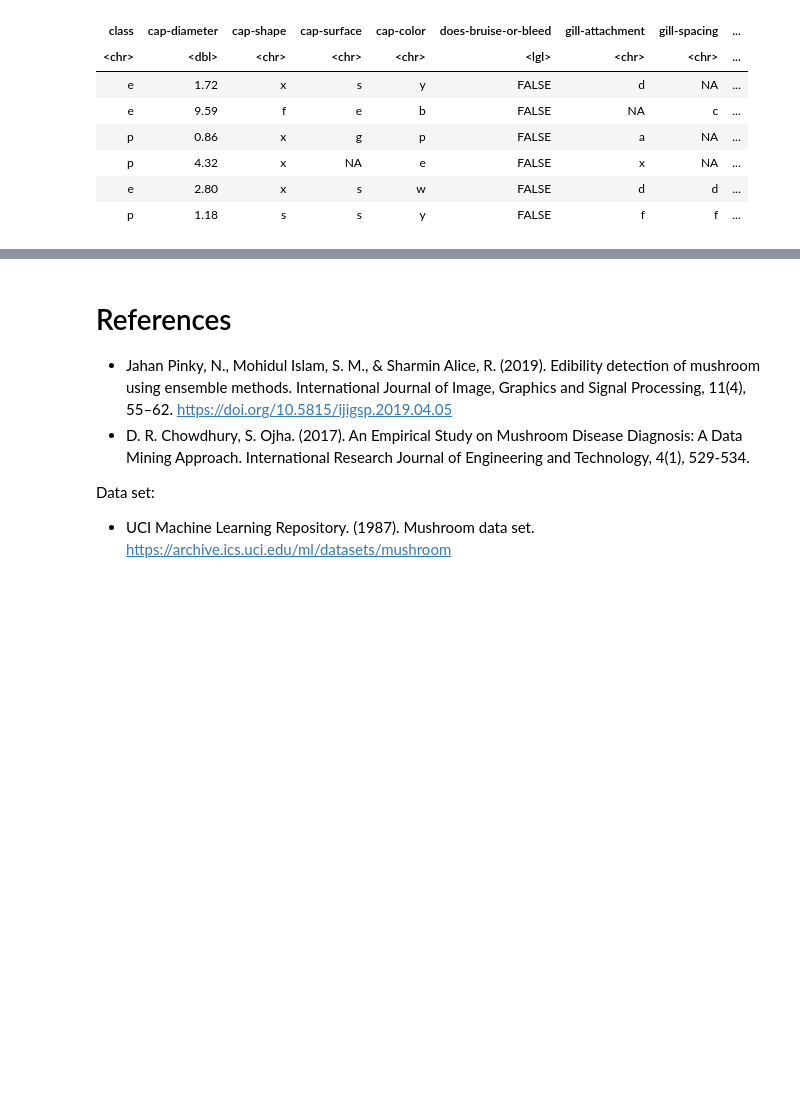
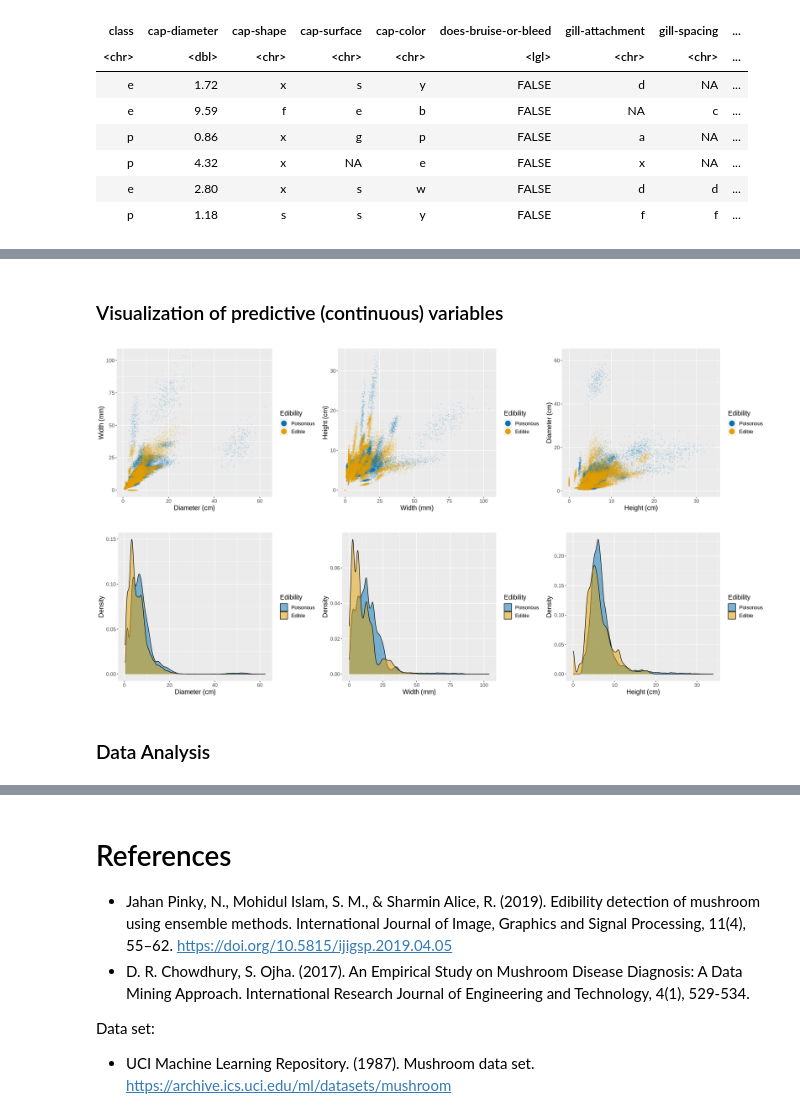
Before and after one commit to ciciliujx/DSCI100-Project, a Jupyter notebook: project.ipynb, the cells around one changed output, grey strips where cells are left out. Drawn from its saved outputs; the diff is of its cells as text; code cells hidden in the pictures; blank space fills up the shorter version.

```diff
--- a/project.ipynb
+++ b/project.ipynb
@@ -77,3 +113,63 @@ A tibble: 6 × 4
+# %% [markdown]
+### Visualization of predictive (continuous) variables
+# %%
+mushroom_plot1 <- mushroom_training |>
+    ggplot(aes(x=diameter, y=width, color=class)) +
+    geom_point(alpha=0.1, size=.4) +
+    labs(x="Diameter (cm)", y="Width (mm)", color="Edibility") +
+    scale_color_manual(labels = c("Poisonous", "Edible"), values = c("#0072B2", "#E69F00")) +
+    theme(text=element_text(size=14)) +
+    guides(color = guide_legend(override.aes = list(alpha=1, size = 5)))
+mushroom_plot2 <- mushroom_training |>
+    ggplot(aes(x=width, y=height, color=class)) +
+    geom_point(alpha=0.1, size=.4) +
+    labs(x="Width (mm)", y="Height (cm)", color="Edibility") +
+    scale_color_manual(labels = c("Poisonous", "Edible"), values = c("#0072B2", "#E69F00")) +
+    theme(text=element_text(size=14)) +
+    guides(color = guide_legend(override.aes = list(alpha=1, size = 5)))
+mushroom_plot3 <- mushroom_training |>
+    ggplot(aes(x=height, y=diameter, color=class)) +
+    geom_point(alpha=0.1, size=.4) +
+    labs(x="Height (cm)", y="Diameter (cm)", color="Edibility") +
+    scale_color_manual(labels = c("Poisonous", "Edible"), values = c("#0072B2", "#E69F00")) +
+    theme(text=element_text(size=14)) +
+    guides(color = guide_legend(override.aes = list(alpha=1, size = 5)))
+
+# Marginal density plot of diamter (top panel)
+diameterDensity <- ggplot(mushroom_training, aes(diameter, fill=class)) +
+    geom_density(alpha=.5) +
+    labs(x = "Diameter (cm)", y = "Density", fill = "Edibility") +
+    scale_fill_manual(labels = c("Poisonous", "Edible"), values = c("#0072B2", "#E69F00")) +
+    #theme(legend.position = "none") +
+    theme(text=element_text(size=14))
+#diameterDensity
+
+# Marginal density plot of width (right panel)
+widthDensity <- ggplot(mushroom_training, aes(width, fill=class)) +
+    geom_density(alpha=.5) +
+    labs(x = "Width (mm)", y = "Density", fill = "Edibility") +
+    scale_fill_manual(labels = c("Poisonous", "Edible"), values = c("#0072B2", "#E69F00")) +
+    #theme(legend.position = "none") +
+    theme(text=element_text(size=14))
+#widthDensity
+
+# Marginal density plot of height
+heightDensity <- ggplot(mushroom_training, aes(height, fill=class)) +
+    geom_density(alpha=.5) +
+    labs(x = "Height (cm)", y = "Density", fill = "Edibility") +
+    scale_fill_manual(labels = c("Poisonous", "Edible"), values = c("#0072B2", "#E69F00")) +
+    #theme(legend.position = "none") +
+    theme(text=element_text(size=14))
+#heightDensity
+
+options(repr.plot.width = 20, repr.plot.height = 5)
+plot_grid(mushroom_plot1, mushroom_plot2, mushroom_plot3, ncol = 3)
+plot_grid(diameterDensity, widthDensity, heightDensity, ncol = 3)
+# %% [output]
+[figure, added]
+[figure, added]
+# %% [markdown]
+### Data Analysis
 # %%
 k <- 10
 mushroom_recipe <- recipe(class ~ diameter + height + width, data=mushroom_training) |>
```
Also changed, not shown: parts of 8 cells of this notebook.
